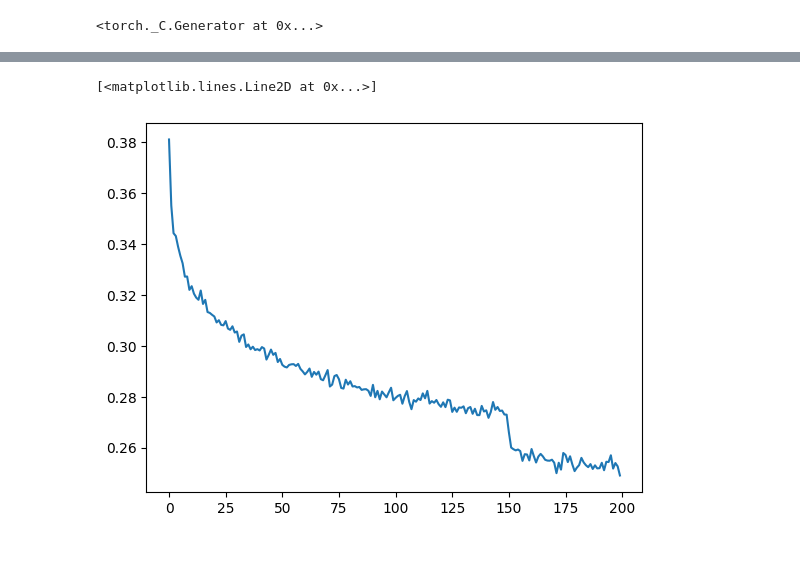
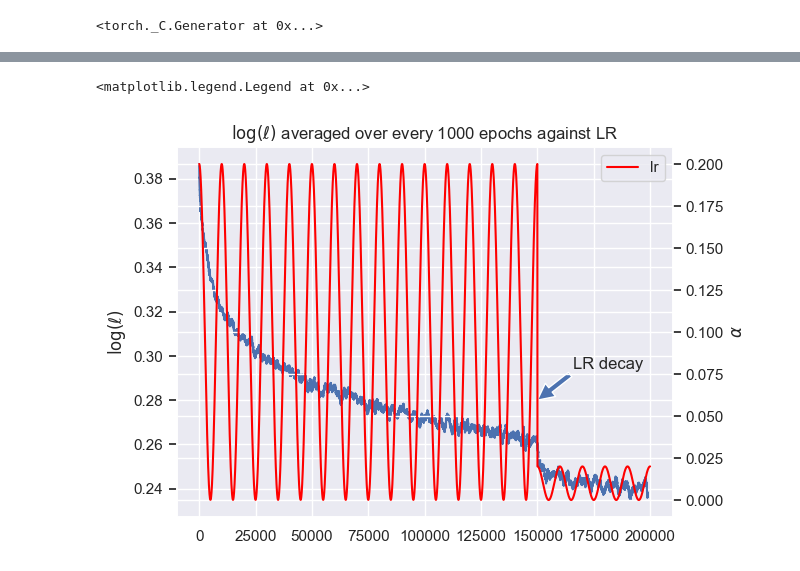
Before and after one commit to j1ah0ng/playground, a Jupyter notebook: karpathy/makemore5.ipynb, the cells around one changed output, grey strips where cells are left out. Cells and saved outputs as stored; diff of their text form; code cells hidden in the pictures.

```diff
--- a/karpathy/makemore5.ipynb
+++ b/karpathy/makemore5.ipynb
@@ -5,4 +10,6 @@ import matplotlib.pyplot as plt
 %matplotlib inline
+# %%
+device = torch.device("cpu")
 # %%
 words = open("names.txt", "r").read().splitlines()
 words[:8]
@@ -12,7 +19,8 @@ itos = {i:s for s, i in stoi.items()}
 vocab_size = len(itos)
 print(itos)
 print(vocab_size)
-block_size = 8 # context length
+
+block_size = 16 # context length
 
 def build_dataset(words):
     X, Y = [], []
@@ -23,10 +31,10 @@ def build_dataset(words):
             X.append(context)
             Y.append(ix)
             context = context[1:] + [ix] # crop and append
-    X = torch.tensor(X)
-    Y = torch.tensor(Y)
+    X = torch.tensor(X).to(device)
+    Y = torch.tensor(Y).to(device)
     print(X.shape, Y.shape)
-    return X, Y
+    return X.to(device), Y.to(device)
 
 import random
 random.seed(42)
@@ -156,11 +168,24 @@ torch.manual_seed(42)
 n_embd = 24 # dim of embedding
 n_hidden = 128 # n neurons
 
+activation_count = torch.zeros(4, n_hidden).to(device)
+
 model = Sequential([
+    # (n, block_size, vocab_size) -> (n, block_size, n_embd)
     Embedding(vocab_size, n_embd),
+    # (n, block_size, n_embd) -> (n, block_size/2, n_embd*2) -> (n, block_size/2, n_hidden)
+    # this layer has #n_hidden neurons
     FlattenConsecutive(2), Linear(n_embd * 2, n_hidden, bias=False), BatchNorm1d(n_hidden), Tanh(), # 2
+    # (n, block_size/2, n_hidden) -> (n, block_size/4, n_hidden*2) -> (n, block_size/4, n_hidden)
+    # also #n_hidden neurons
     FlattenConsecutive(2), Linear(n_hidden * 2, n_hidden, bias=False), BatchNorm1d(n_hidden), Tanh(), # 4
+    # (n, block_size/4, n_hidden) -> (n, block_size/8, n_hidden*2) -> (n, block_size/8, n_hidden)
+    # also #n_hidden neurons
+    FlattenConsecutive(2), Linear(n_hidden * 2, n_hidden, bias=False), BatchNorm1d(n_hidden), Tanh(), # 4
+    # (n, block_size/8, n_hidden) -> (n, block_size/16=1, n_hidden) -> (n, n_hidden)
+    # also #n_hidden neurons
     FlattenConsecutive(2), Linear(n_hidden * 2, n_hidden, bias=False), BatchNorm1d(n_hidden), Tanh(), # 8
+    # (n, n_hidden) -> (n, vocab_size)
     Linear(n_hidden, vocab_size)
 ])
 
@@ -245,11 +290,26 @@ Linear : (32, 27)
 # %%
 # running avg the losses
 window = 1_000
-losst = torch.tensor(lossi)
-plt.plot(losst.view(-1, window).mean(dim=1))
+loss_np = np.array(lossi)
+loss_avg = np.convolve(loss_np, np.ones(window)/window, mode='valid')
+
+plt.subplots()
+plt.title(r"$\log(\ell)$ averaged over every 1000 epochs against LR");
+plt.plot(loss_avg, label='loss')
+plt.annotate("LR decay", xy=(150_000, 0.28), xycoords='data', xytext=(.8, .4), textcoords='axes fraction', arrowprops=dict());
+plt.ylabel(r"$\log(\ell)$")
+
+ax2 = plt.twinx()
+lrs = np.ones(200_000) * 0.1
+lrs[150_000:] = 0.01
+lrs *= np.cos((2*np.pi/10_000) * np.arange(0, 200_000))+1+1e-3
+ax2.plot(lrs, color='red', label='lr')
+ax2.set_ylabel(r"$\alpha$")
+
+ax2.legend()
 # %% [output]
-[<matplotlib.lines.Line2D at 0x...>]
+<matplotlib.legend.Legend at 0x...>
-[figure, old version]
+[figure, new version]
 # %%
 # eval mode
 for layer in model.layers:
```
Also changed, not shown: parts of 16 cells of this notebook, 9 other files.
